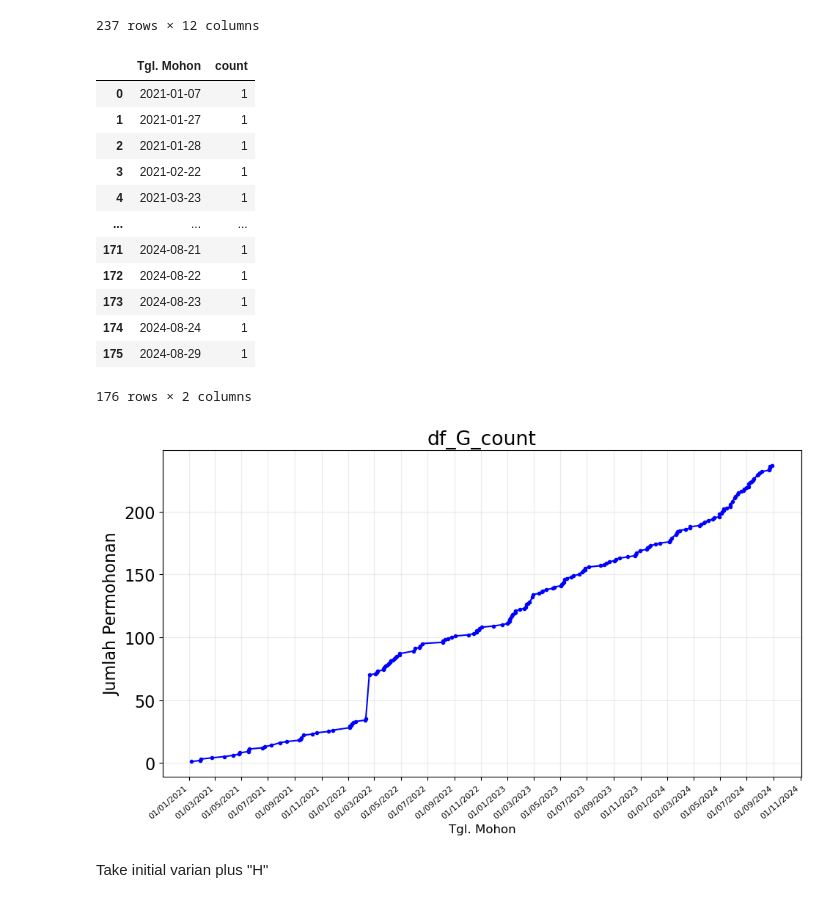
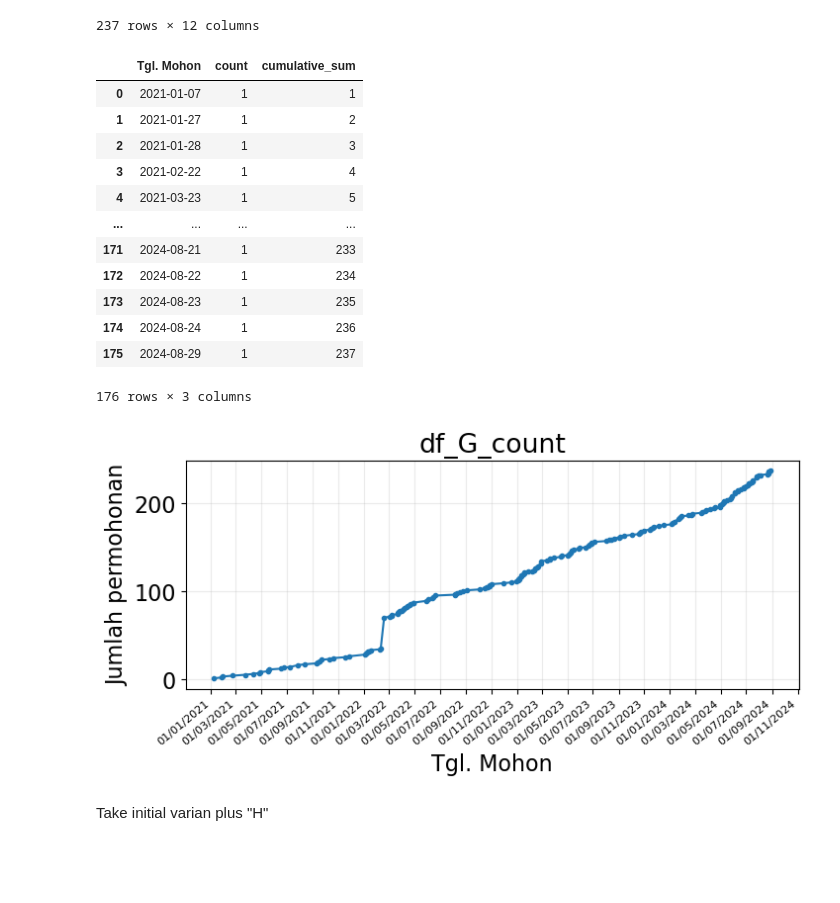
Before and after one commit to anajesset/tugas-akhirr, a Jupyter notebook: exploration.ipynb, the cells around one changed output. Cells and saved outputs as stored; diff of their text form; code cells hidden in the pictures; blank space fills up the shorter version.

```diff
--- a/exploration.ipynb
+++ b/exploration.ipynb
@@ -347,47 +348,48 @@ df_G
 df_G_count = df_G[["Tgl. Mohon"]].copy()
 df_G_count["count"] = 1.
 df_G_count = df_G_count.groupby("Tgl. Mohon").agg("count").reset_index()
+df_G_count["cumulative_sum"] = df_G_count["count"].cumsum()
 df_G_count
 # %% [output]
-|  | Tgl. Mohon | count |
-| 0 | 2021-01-07 | 1 |
-| 1 | 2021-01-27 | 1 |
-| 2 | 2021-01-28 | 1 |
-| 3 | 2021-02-22 | 1 |
-| 4 | 2021-03-23 | 1 |
-| ... | ... | ... |
-| 171 | 2024-08-21 | 1 |
-| 172 | 2024-08-22 | 1 |
-| 173 | 2024-08-23 | 1 |
-| 174 | 2024-08-24 | 1 |
-| 175 | 2024-08-29 | 1 |
+|  | Tgl. Mohon | count | cumulative_sum |
+| 0 | 2021-01-07 | 1 | 1 |
+| 1 | 2021-01-27 | 1 | 2 |
+| 2 | 2021-01-28 | 1 | 3 |
+| 3 | 2021-02-22 | 1 | 4 |
+| 4 | 2021-03-23 | 1 | 5 |
+| ... | ... | ... | ... |
+| 171 | 2024-08-21 | 1 | 233 |
+| 172 | 2024-08-22 | 1 | 234 |
+| 173 | 2024-08-23 | 1 | 235 |
+| 174 | 2024-08-24 | 1 | 236 |
+| 175 | 2024-08-29 | 1 | 237 |
-176 rows × 2 columns
+176 rows × 3 columns
 # %%
-df_G_count["cumulative_sum"] = df_G_count["count"].cumsum()
+fig, ax = plt.subplots(figsize=(8, 3))
 
-fig, ax = plt.subplots(figsize=(10, 6))
-
-ax.plot(df_G_count["Tgl. Mohon"], df_G_count["cumulative_sum"], linestyle="-", marker=".", color="b")
+ax.plot(df_G_count["Tgl. Mohon"], df_G_count["cumulative_sum"],
+        linestyle="-", marker=".")
 
 formatter = mdates.DateFormatter("%d/%m/%Y")
+# locator = mdates.YearLocator(base=2)
 locator = mdates.MonthLocator(bymonthday=1, bymonth=range(1, 13, 2))
 ax.xaxis.set_major_formatter(formatter)
 ax.xaxis.set_major_locator(locator)
 
-ax.grid(True)
-ax.set_xlabel("Tgl. Mohon", fontsize=12)
-ax.set_ylabel("Jumlah Permohonan")
+ax.grid("on")
+ax.set_xlabel("Tgl. Mohon")
+ax.set_ylabel("Jumlah permohonan")
+
 ax.set_title("df_G_count")
 
-for label in ax.get_xticklabels():
-    label.set_rotation(40)
-    label.set_fontsize(8)
-    label.set_horizontalalignment('right')
+for j, label in enumerate(ax.get_xticklabels()):
+  label.set_rotation(40)
+  label.set_fontsize(8)
+  label.set_horizontalalignment('right')
 
-plt.tight_layout()
-plt.show()
+plt.show(fig)
 # %% [output]
-[figure, old version]
+[figure, new version]
 # %% [markdown]
 Take initial varian plus "H"
 # %%
```
Also changed, not shown: parts of 10 cells of this notebook.
